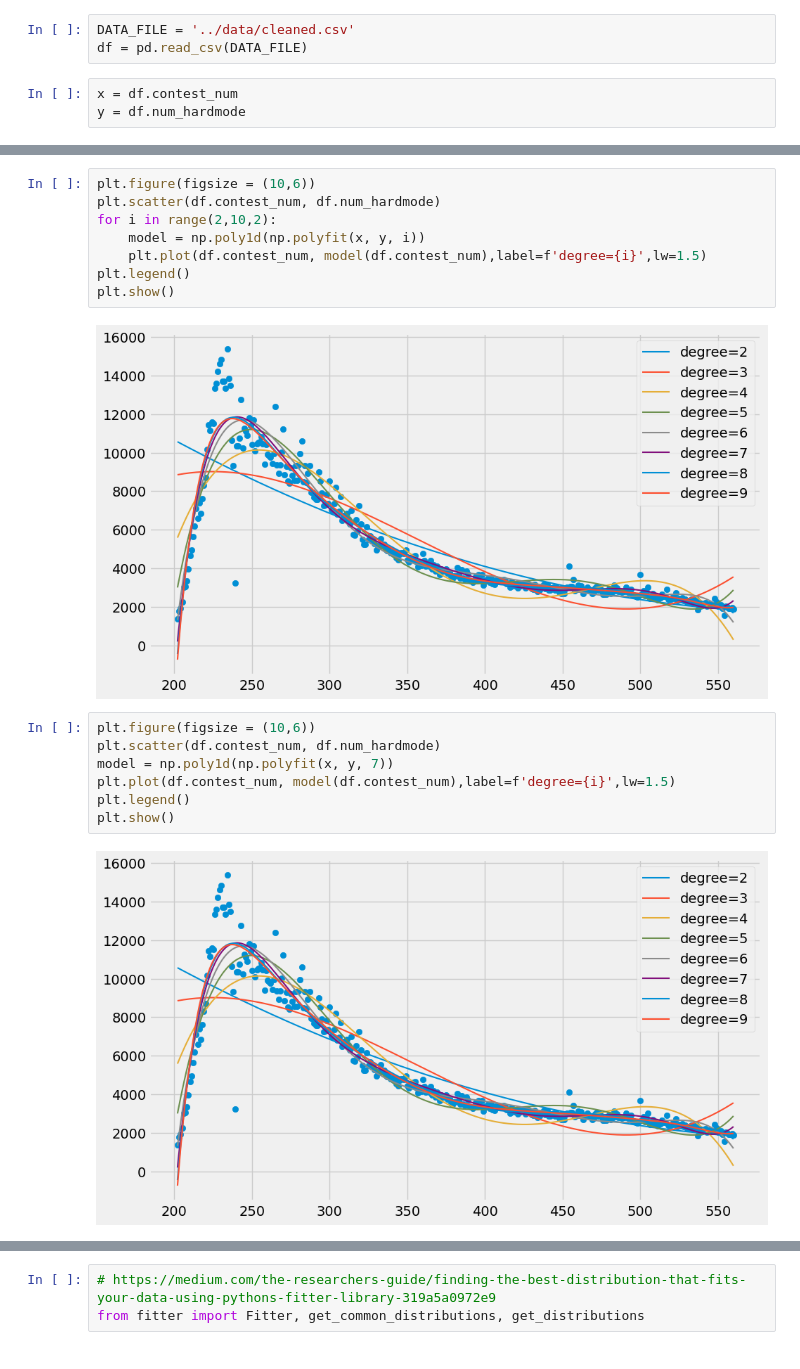
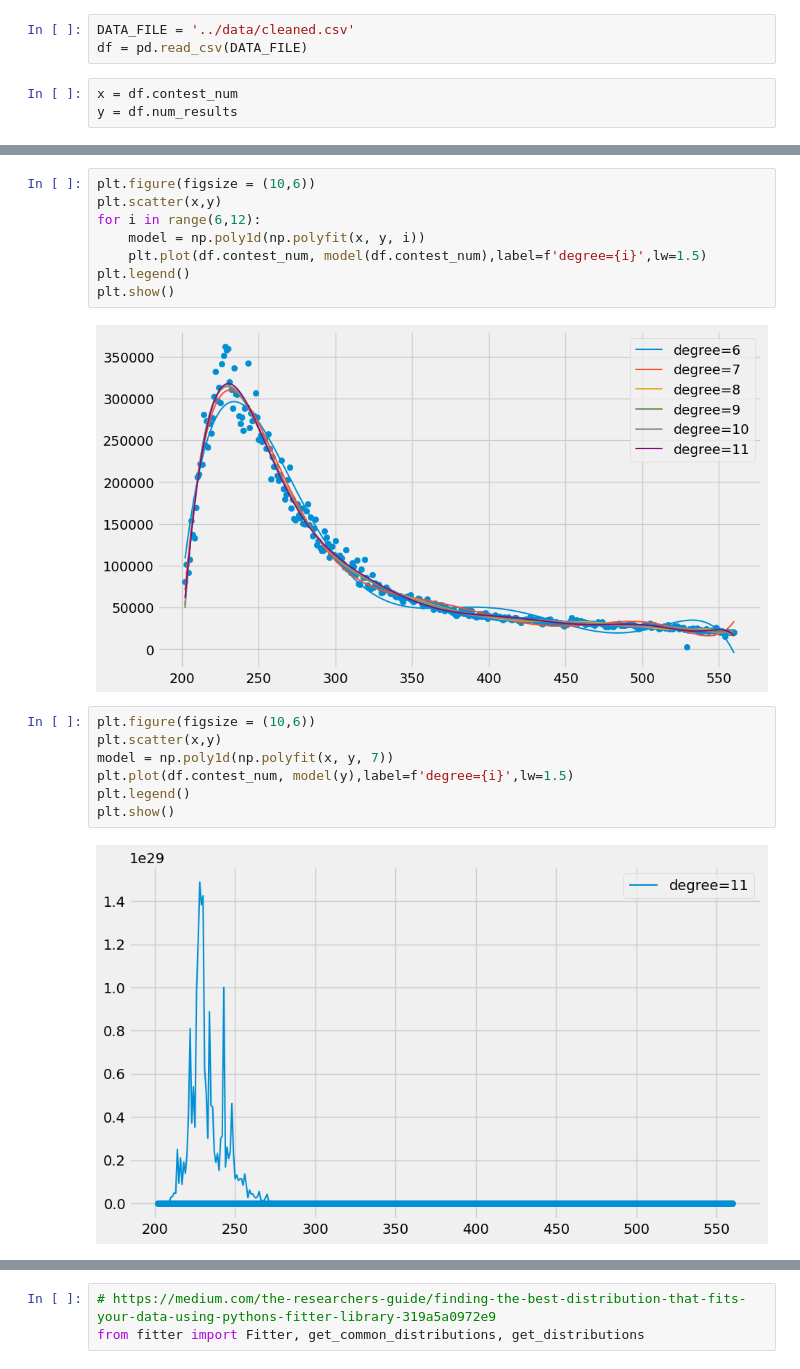
Before and after one commit to carlostbello/COMAP2023, a Jupyter notebook: src/modeling_num_hardmode.ipynb, the cells around one changed output, grey strips where cells are left out. Saved outputs shown, nothing was run; the diff lists cells and outputs as text.

```diff
--- a/src/modeling_num_hardmode.ipynb
+++ b/src/modeling_num_hardmode.ipynb
@@ -13,4 +13,4 @@ DATA_FILE = '../data/cleaned.csv'
 df = pd.read_csv(DATA_FILE)
 # %%
 x = df.contest_num
-y = df.num_hardmode
+y = df.num_results
@@ -17,19 +23,19 @@ y = df.num_hardmode
 # %%
 plt.figure(figsize = (10,6))
-plt.scatter(df.contest_num, df.num_hardmode)
-for i in range(2,10,2):
+plt.scatter(x,y)
+for i in range(6,12):
     model = np.poly1d(np.polyfit(x, y, i))
     plt.plot(df.contest_num, model(df.contest_num),label=f'degree={i}',lw=1.5)
 plt.legend()
 plt.show()
 # %% [output]
-[figure, old version]
+[figure, new version]
 # %%
 plt.figure(figsize = (10,6))
-plt.scatter(df.contest_num, df.num_hardmode)
+plt.scatter(x,y)
 model = np.poly1d(np.polyfit(x, y, 7))
-plt.plot(df.contest_num, model(df.contest_num),label=f'degree={i}',lw=1.5)
+plt.plot(df.contest_num, model(y),label=f'degree={i}',lw=1.5)
 plt.legend()
 plt.show()
 # %% [output]
-[figure, old version]
+[figure, new version]
```
Also changed, not shown: parts of 11 cells of this notebook, 5 other files.
